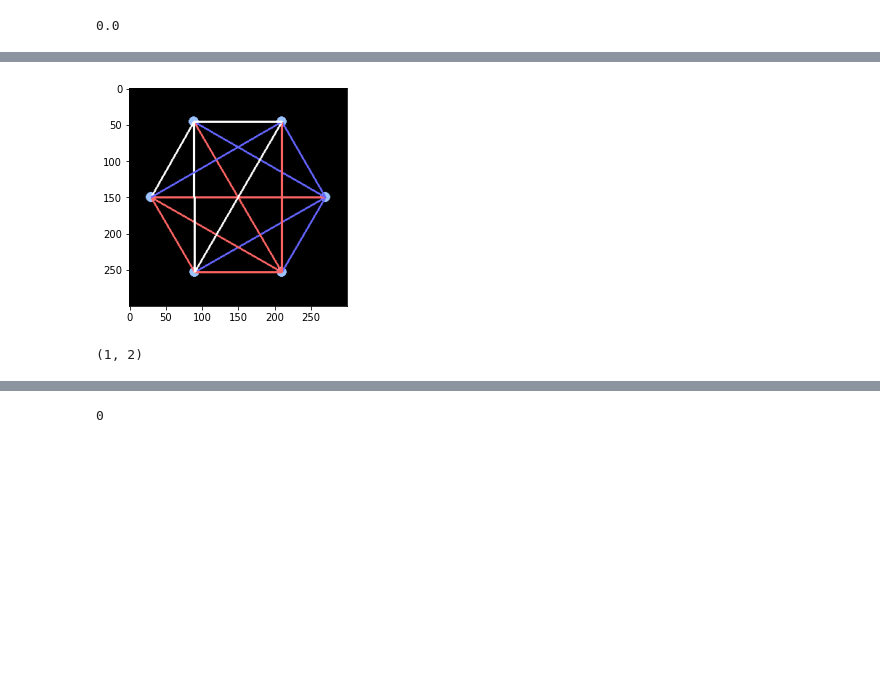
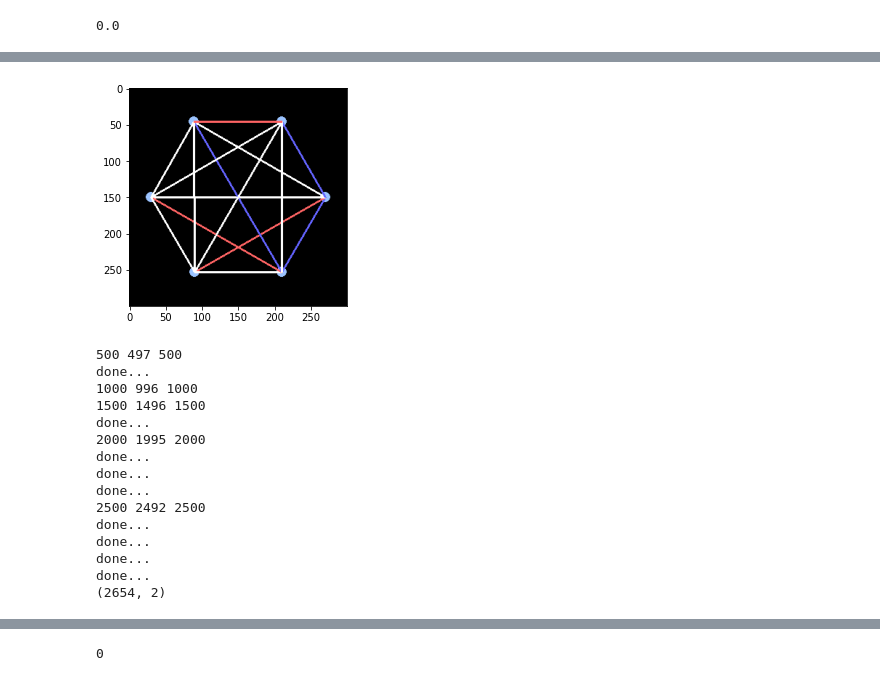
Before and after one commit to mike-tr/SimML, a Jupyter notebook: test.ipynb, the cells around one changed output, grey strips where cells are left out. Drawn from its saved outputs; the diff is of its cells as text; code cells hidden in the pictures; blank space fills up the shorter version.

```diff
--- a/test.ipynb
+++ b/test.ipynb
@@ -197,0 +198,7 @@ player0 won : 2 player1 won : 3
+# %%
+def Saved(saved, item):
+    for s in saved:
+        #print(s, item)
+        if np.array_equal(s, item, equal_nan=True):
+            return True
+    return False
@@ -198,14 +227,23 @@ player0 won : 2 player1 won : 3
 # %%
-def GetAllPositions(game : ColorableCliqueGame, skip_moves, depth, save : list):
+def GetAllPositions(game : ColorableCliqueGame, skip_moves, depth, save : list, movesMade : list, counter):
+    state = game.state1D()
+    if Saved(movesMade, state):
+        # print("skipped...")
+        return counter
+    movesMade.append(state)
+    counter+=1
+    if counter % 500 == 0:
+        print(counter, len(save), len(movesMade))
     if game.winner != -1:
-        save.append([game.state1D(), alphabetaMaxDepth(game, -9999, 9999, 1)])
-        return
+        save.append([state, alphabetaMaxDepth(game, -9999, 9999, 1)])
+        return counter
     elif skip_moves <= 0:
-        save.append([game.state1D(), alphabetaMaxDepth(game, -9999, 9999, depth)])
+        save.append([state, alphabetaMaxDepth(game, -9999, 9999, depth)])
 
     for move in game.getMoves():
         game.applyMove(move)
-        GetAllPositions(game, skip_moves-1, depth, save)
+        counter = GetAllPositions(game, skip_moves-1, depth, save, movesMade, counter)
         game.undo()
         if skip_moves > 1:
             print("done...")
+    return counter
@@ -212,10 +261,31 @@ def GetAllPositions(game : ColorableCliqueGame, skip_moves, depth, save : list):
 # %%
-game = env
+game = ColorableCliqueGame(300,300,6,colors)
+random_move(game)
+random_move(game)
+random_move(game)
+random_move(game)
+random_move(game)
+random_move(game)
 draw(game)
 arr = []
-GetAllPositions(game, 2, 2, arr)
+made = []
+GetAllPositions(game, 2, 2, arr, made, 0)
 arr = np.array(arr)
 print(arr.shape)
 # %% [output]
-[figure, old version]
+[figure, new version]
-(1, 2)
+500 497 500
+done...
+1000 996 1000
+1500 1496 1500
+done...
+2000 1995 2000
+done...
+done...
+done...
+2500 2492 2500
+done...
+done...
+done...
+done...
+(2654, 2)
```
Also changed, not shown: parts of 20 cells of this notebook, 3 other files.
